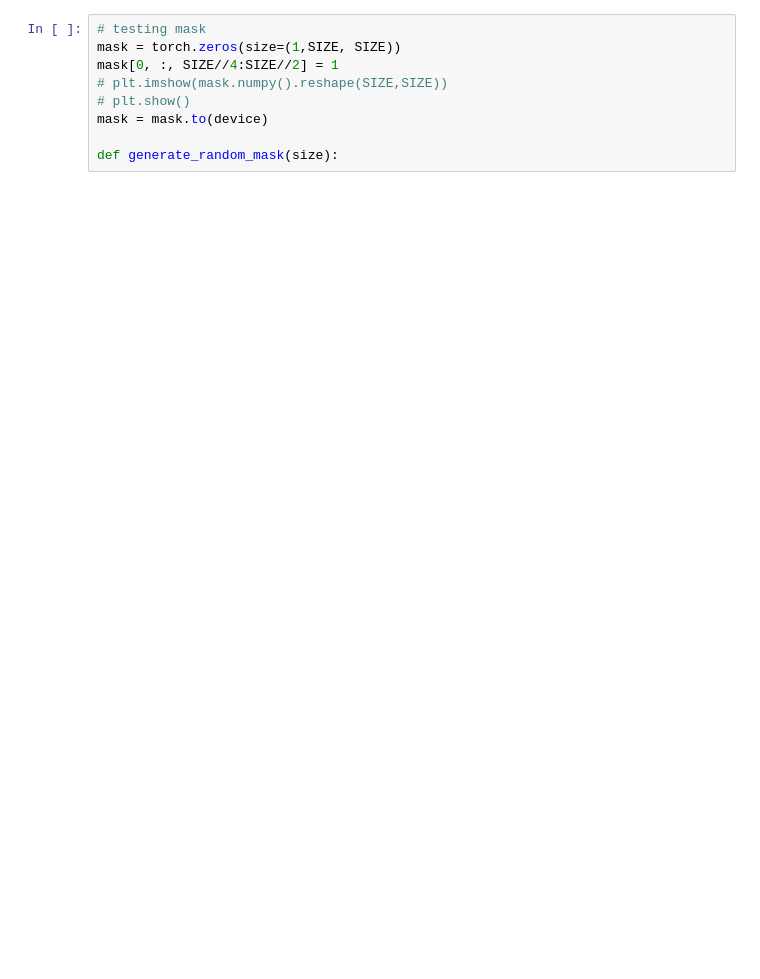
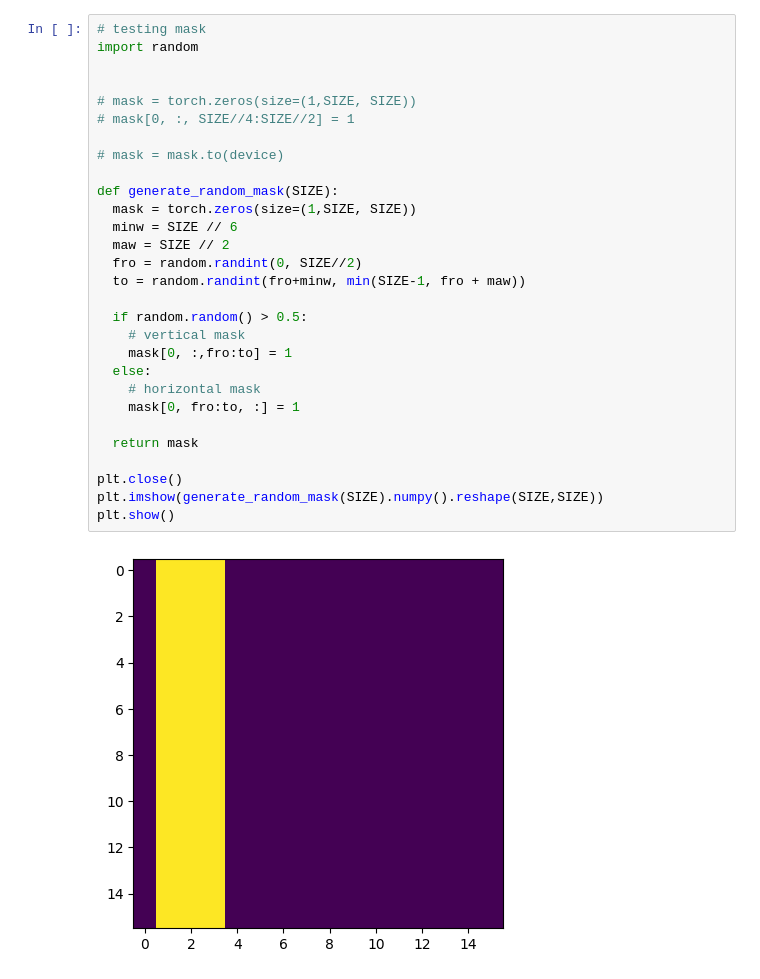
Before and after one commit to LanVukusic/convLife, a Jupyter notebook: reienforcement.ipynb, the cells around one changed output. Saved outputs shown, nothing was run; the diff lists cells and outputs as text; blank space fills up the shorter version.

```diff
--- a/reienforcement.ipynb
+++ b/reienforcement.ipynb
@@ -19,12 +22,34 @@ SIZE=16
-# %%
-# testing mask
-mask = torch.zeros(size=(1,SIZE, SIZE))
-mask[0, :, SIZE//4:SIZE//2] = 1
-# plt.imshow(mask.numpy().reshape(SIZE,SIZE))
-# plt.show()
-mask = mask.to(device)
-
-def generate_random_mask(size):
+# %%
+# testing mask
+import random
+
+
+# mask = torch.zeros(size=(1,SIZE, SIZE))
+# mask[0, :, SIZE//4:SIZE//2] = 1
+
+# mask = mask.to(device)
+
+def generate_random_mask(SIZE):
+  mask = torch.zeros(size=(1,SIZE, SIZE))
+  minw = SIZE // 6
+  maw = SIZE // 2
+  fro = random.randint(0, SIZE//2)
+  to = random.randint(fro+minw, min(SIZE-1, fro + maw))
+
+  if random.random() > 0.5:
+    # vertical mask
+    mask[0, :,fro:to] = 1
+  else:
+    # horizontal mask
+    mask[0, fro:to, :] = 1
+
+  return mask
+
+plt.close()
+plt.imshow(generate_random_mask(SIZE).numpy().reshape(SIZE,SIZE))
+plt.show()
+# %% [output]
+[figure, added]
 # %%
 from deepq_utils import ReplayMemory, Transition
 
```
Also changed, not shown: parts of 8 cells of this notebook, 4 other files.
